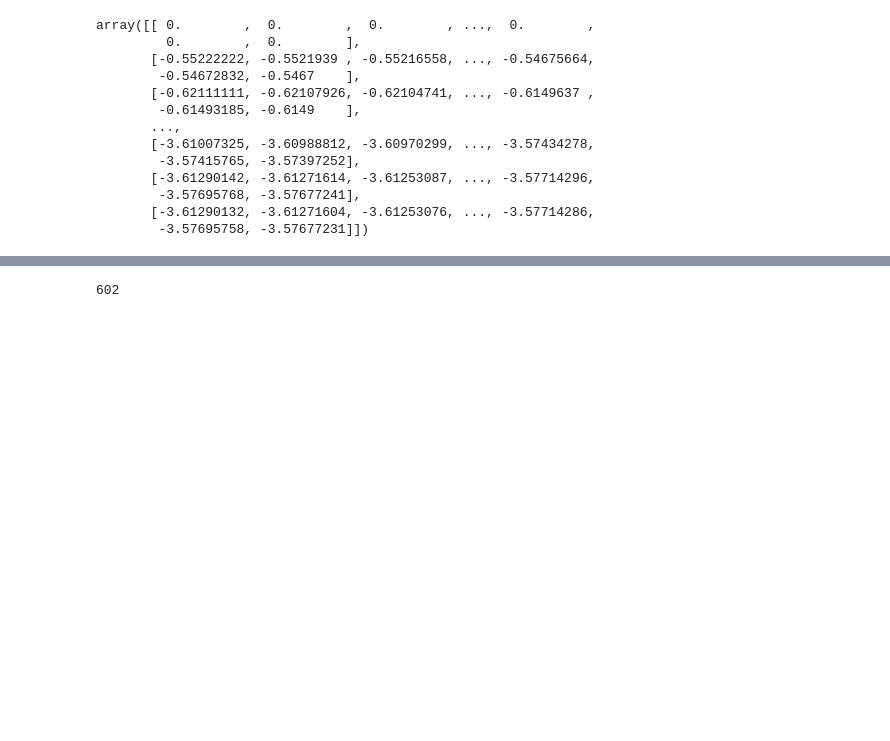
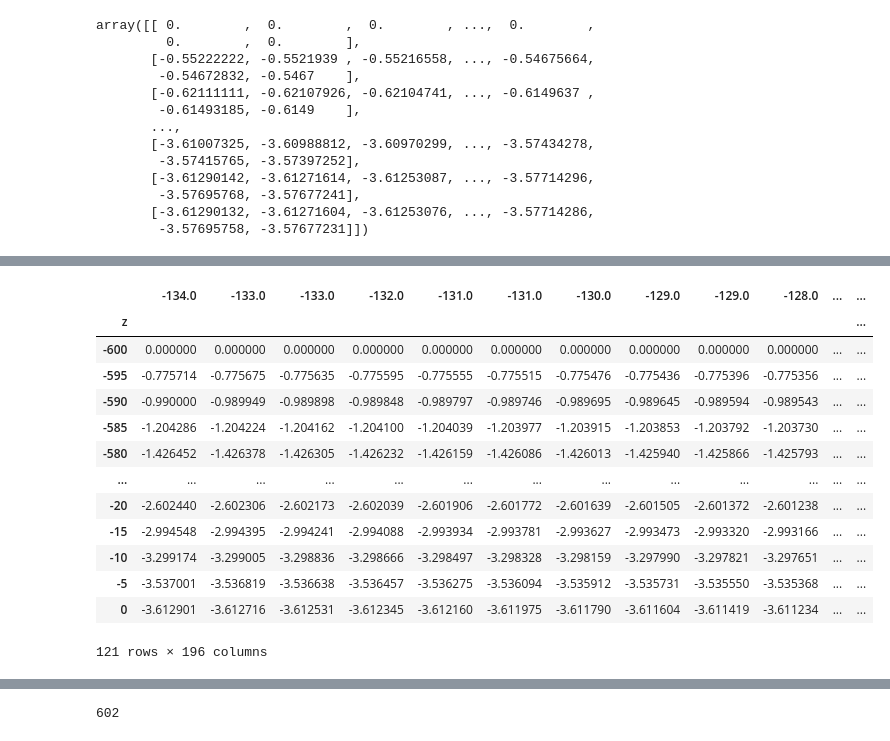
Before and after one commit to jzmejia/crevasse_propagation, a Jupyter notebook: testing.ipynb, the cells around one changed output, grey strips where cells are left out. Cells and saved outputs as stored; diff of their text form; code cells hidden in the pictures; blank space fills up the shorter version.

```diff
--- a/testing.ipynb
+++ b/testing.ipynb
@@ -139,0 +130,17 @@ Name: z, dtype: float64
+# %%
+Tdf[Tdf.index.isin(tmod.z[::5].tolist())]
+# %% [output]
+|  | -134.0 | -133.0 | -133.0 | -132.0 | -131.0 | -131.0 | -130.0 | -129.0 | -129.0 | -128.0 | ... | ... |
+| z |  |  |  |  |  |  |  |  |  |  |  | ... |
+| -600 | 0.000000 | 0.000000 | 0.000000 | 0.000000 | 0.000000 | 0.000000 | 0.000000 | 0.000000 | 0.000000 | 0.000000 | ... | ... |
+| -595 | -0.775714 | -0.775675 | -0.775635 | -0.775595 | -0.775555 | -0.775515 | -0.775476 | -0.775436 | -0.775396 | -0.775356 | ... | ... |
+| -590 | -0.990000 | -0.989949 | -0.989898 | -0.989848 | -0.989797 | -0.989746 | -0.989695 | -0.989645 | -0.989594 | -0.989543 | ... | ... |
+| -585 | -1.204286 | -1.204224 | -1.204162 | -1.204100 | -1.204039 | -1.203977 | -1.203915 | -1.203853 | -1.203792 | -1.203730 | ... | ... |
+| -580 | -1.426452 | -1.426378 | -1.426305 | -1.426232 | -1.426159 | -1.426086 | -1.426013 | -1.425940 | -1.425866 | -1.425793 | ... | ... |
+| ... | ... | ... | ... | ... | ... | ... | ... | ... | ... | ... | ... | ... |
+| -20 | -2.602440 | -2.602306 | -2.602173 | -2.602039 | -2.601906 | -2.601772 | -2.601639 | -2.601505 | -2.601372 | -2.601238 | ... | ... |
+| -15 | -2.994548 | -2.994395 | -2.994241 | -2.994088 | -2.993934 | -2.993781 | -2.993627 | -2.993473 | -2.993320 | -2.993166 | ... | ... |
+| -10 | -3.299174 | -3.299005 | -3.298836 | -3.298666 | -3.298497 | -3.298328 | -3.298159 | -3.297990 | -3.297821 | -3.297651 | ... | ... |
+| -5 | -3.537001 | -3.536819 | -3.536638 | -3.536457 | -3.536275 | -3.536094 | -3.535912 | -3.535731 | -3.535550 | -3.535368 | ... | ... |
+| 0 | -3.612901 | -3.612716 | -3.612531 | -3.612345 | -3.612160 | -3.611975 | -3.611790 | -3.611604 | -3.611419 | -3.611234 | ... | ... |
+121 rows × 196 columns
```
Also changed, not shown: parts of 10 cells of this notebook, 2 other files.
